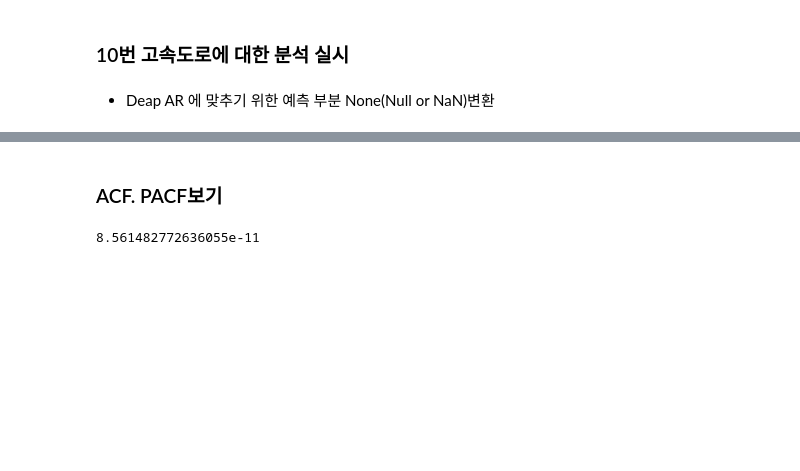
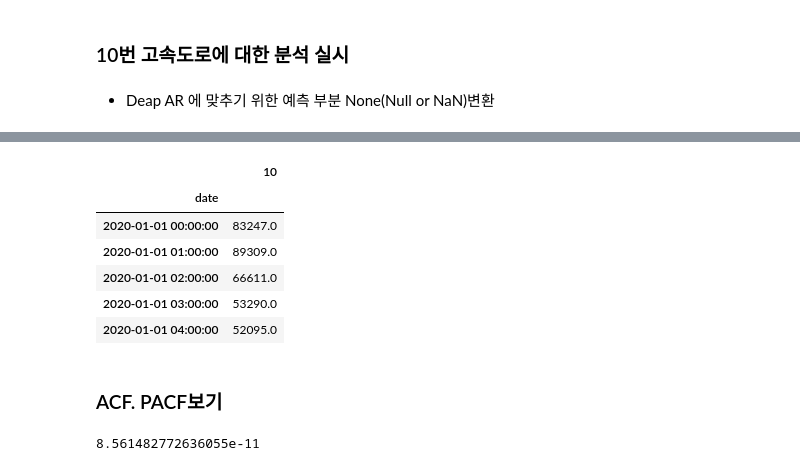
Before and after one commit to TaeTaeKim/Traffic_volume_predcition, a Jupyter notebook: DeeaAR.ipynb, the cells around one changed output, grey strips where cells are left out. Cells and saved outputs as stored; diff of their text form; code cells hidden in the pictures; blank space fills up the shorter version.

```diff
--- a/DeeaAR.ipynb
+++ b/DeeaAR.ipynb
@@ -91,7 +91,7 @@ dataset = pd.concat([train10,test10])
 pred_day = dt.timedelta(days=7)
 # %%
 start_dateset = pd.Timestamp('2020-01-01 00:00:00',freq='H')
-end_training = pd.Timestamp('2020-05-24 23:00:00',freq='H')
+end_training = pd.Timestamp('2020-05-17 23:00:00',freq='H')
 # %%
 training_data =[
     {
@@ -122,3 +124,15 @@ Wall time: 6.84 ms
+# %%
+k = dataset[start_dateset:end_training+pred_day]
+# %%
+k[:5]
+# %% [output]
+|  | 10 |
+| date |  |
+| 2020-01-01 00:00:00 | 83247.0 |
+| 2020-01-01 01:00:00 | 89309.0 |
+| 2020-01-01 02:00:00 | 66611.0 |
+| 2020-01-01 03:00:00 | 53290.0 |
+| 2020-01-01 04:00:00 | 52095.0 |
 # %% [markdown]
 ### ACF. PACF보기
 # %%
```
Also changed, not shown: parts of 2 cells of this notebook, 3 other files.
